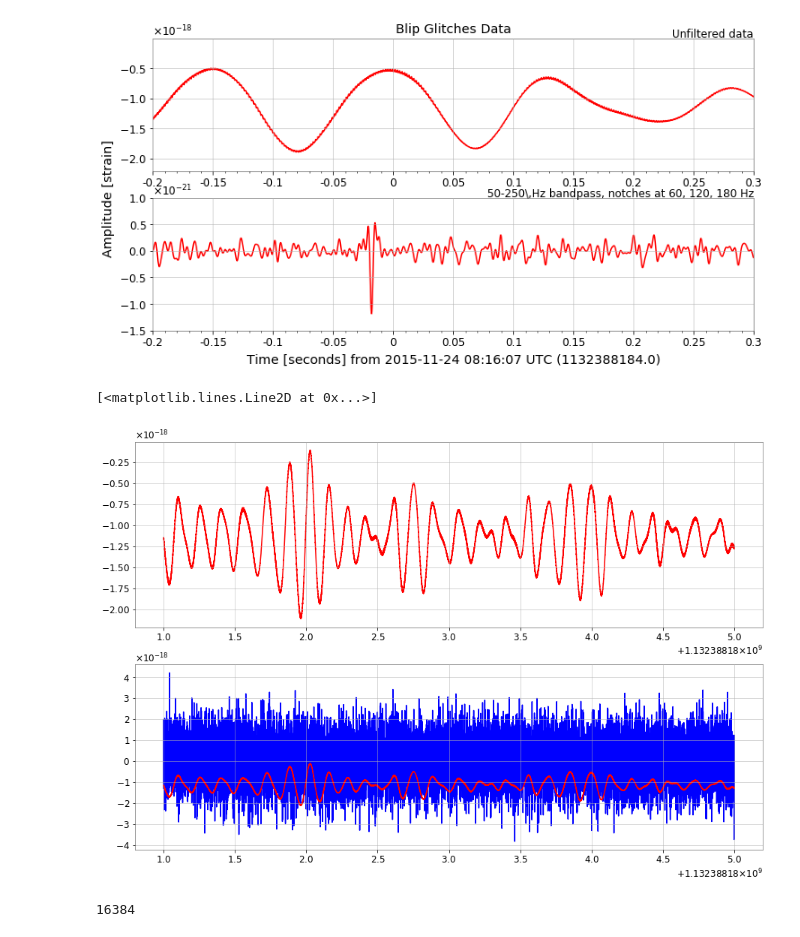
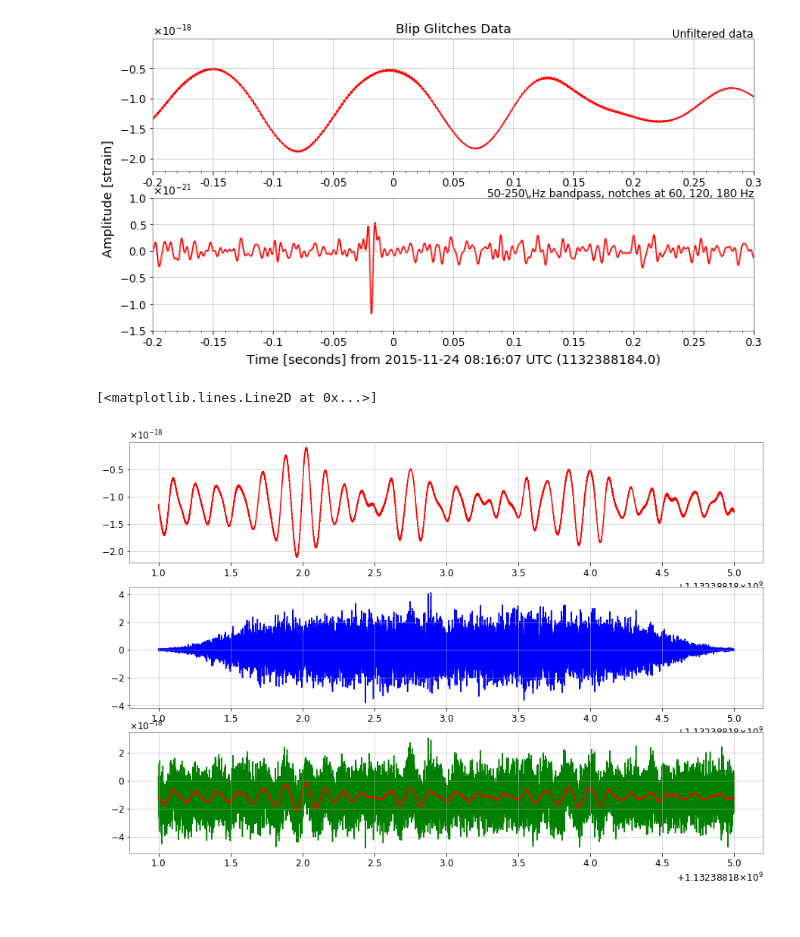
Before and after one commit to SGRGit/gwOsc, a Jupyter notebook: DataPrepBlipGlitches.ipynb, the cells around one changed output. Saved outputs shown, nothing was run; the diff lists cells and outputs as text; code cells hidden in the pictures.

```diff
--- a/DataPrepBlipGlitches.ipynb
+++ b/DataPrepBlipGlitches.ipynb
@@ -105,16 +105,17 @@ plot.show()
 # %%
 #t_value = np.linspace(1133090460-2, 1133090460+2, num = np.array(data).size)
 t_value = np.linspace(1132388183-2, 1132388183+2, num = np.array(data).size)
 #t_noise = np.linspace(0, 10, num=np.array(data).size)
 
 from numpy import random
 xn = data + noise
-f, (ax1, ax2) = plt.subplots(2, 1)
+f, (ax1, ax2, ax3) = plt.subplots(3, 1)
 f.set_size_inches(15,10)
 ax1.plot(t_value, data, 'r')
-ax2.plot(t_value, noise, 'b')
-ax2.plot(t_value, data, 'r')
+ax2.plot(t_value, white, 'b')
+ax3.plot(t_value, data_noise, 'g')
+ax3.plot(t_value, data, 'r')
 # %% [output]
 [<matplotlib.lines.Line2D at 0x...>]
-[figure, old version]
+[figure, new version]
 # %%
@@ -122,4 +122,0 @@ noise = TimeSeries(random.normal(scale=1e-18, size=16384), sample_rate=16384)
-# %%
-np.array(noise).size
-# %% [output]
-16384
```
Also changed, not shown: parts of 8 cells of this notebook.
